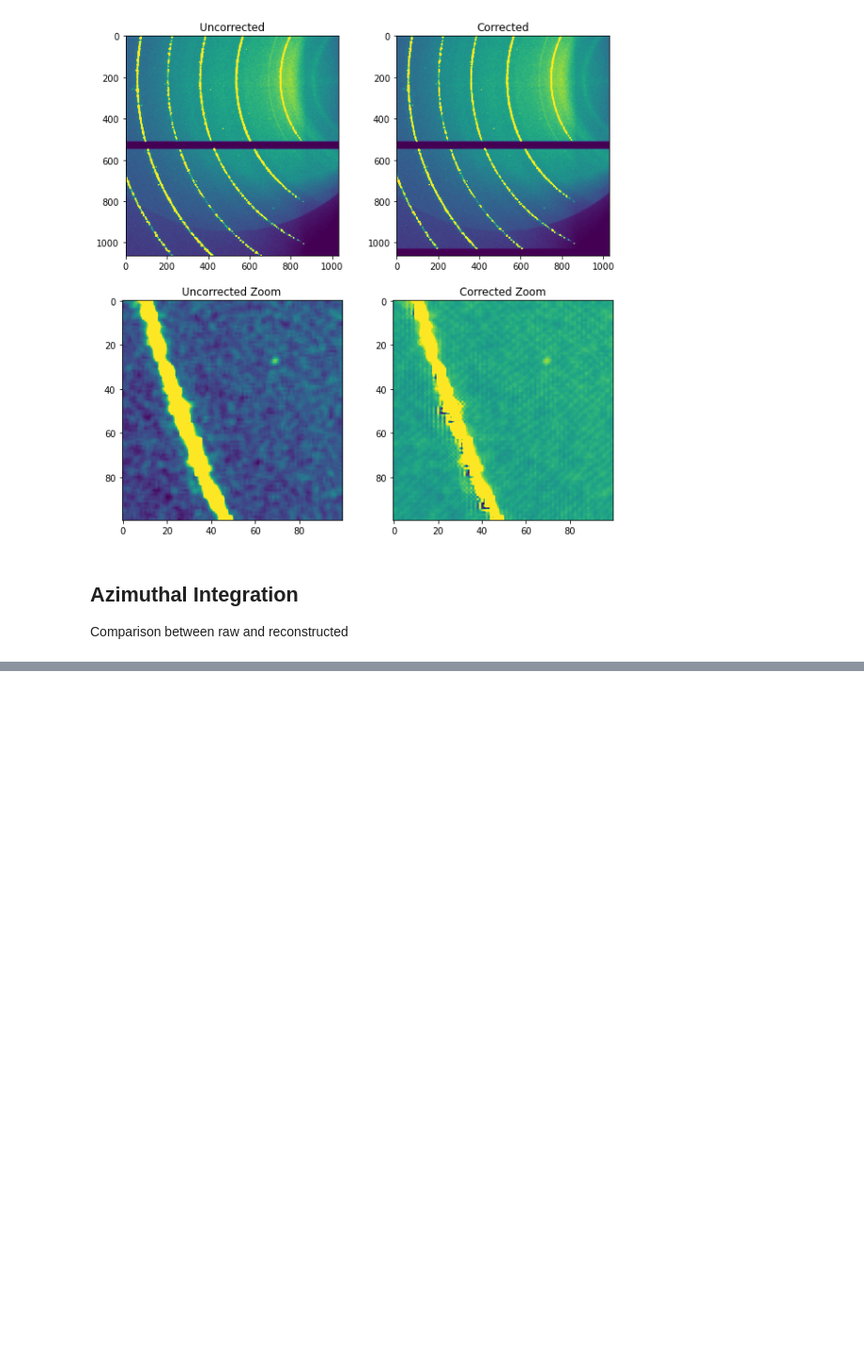
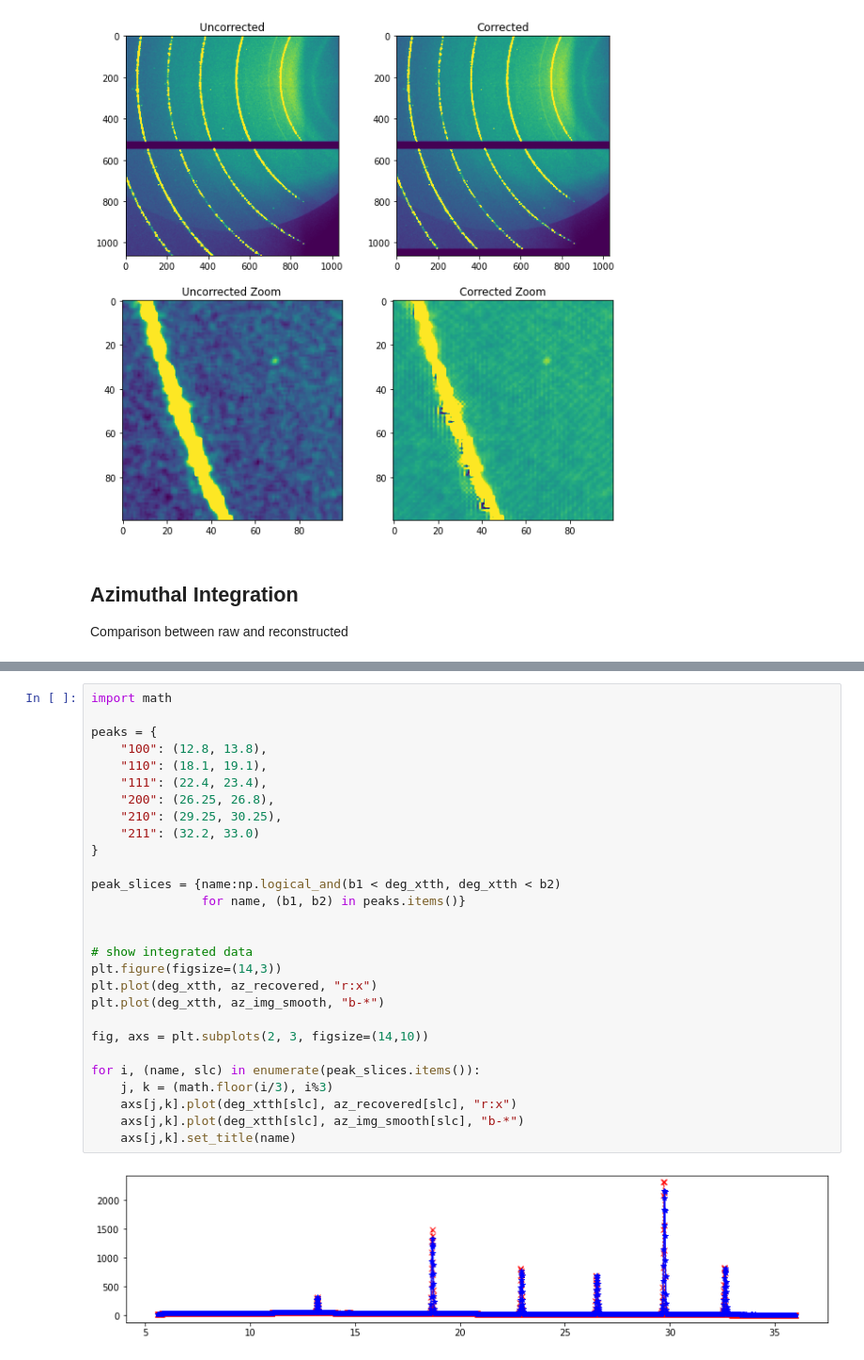
Before and after one commit to maxiv-science/xtrace, a Jupyter notebook: notebooks/presentation.ipynb, the cells around one changed output, grey strips where cells are left out. Shown: that part at 94% size. Drawn from its saved outputs; the diff is of its cells as text; blank space fills up the shorter version.

Commit message:
nicer plots

```diff
--- a/notebooks/presentation.ipynb
+++ b/notebooks/presentation.ipynb
@@ -218,0 +186,30 @@ WARNING:hdf5plugin:bshuf filter already loaded, skip it.
+# %%
+import math
+
+peaks = {
+    "100": (12.8, 13.8),
+    "110": (18.1, 19.1),
+    "111": (22.4, 23.4),
+    "200": (26.25, 26.8),
+    "210": (29.25, 30.25),
+    "211": (32.2, 33.0)
+}
+
+peak_slices = {name:np.logical_and(b1 < deg_xtth, deg_xtth < b2)
+               for name, (b1, b2) in peaks.items()}
+
+
+# show integrated data
+plt.figure(figsize=(14,3))
+plt.plot(deg_xtth, az_recovered, "r:x")
+plt.plot(deg_xtth, az_img_smooth, "b-*")
+
+fig, axs = plt.subplots(2, 3, figsize=(14,10))
+
+for i, (name, slc) in enumerate(peak_slices.items()):
+    j, k = (math.floor(i/3), i%3)
+    axs[j,k].plot(deg_xtth[slc], az_recovered[slc], "r:x")
+    axs[j,k].plot(deg_xtth[slc], az_img_smooth[slc], "b-*")
+    axs[j,k].set_title(name)
+# %% [output]
+[figure, added]
```
Also changed, not shown: parts of 3 cells of this notebook.
